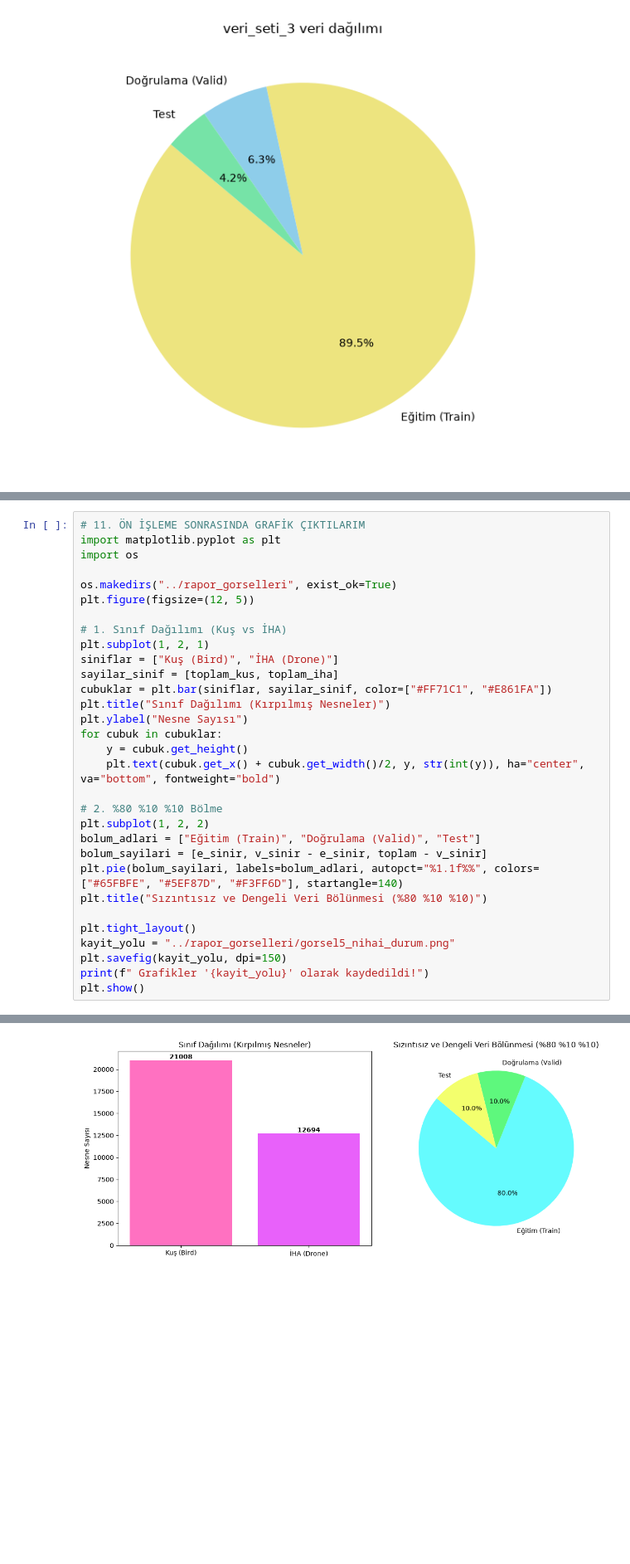
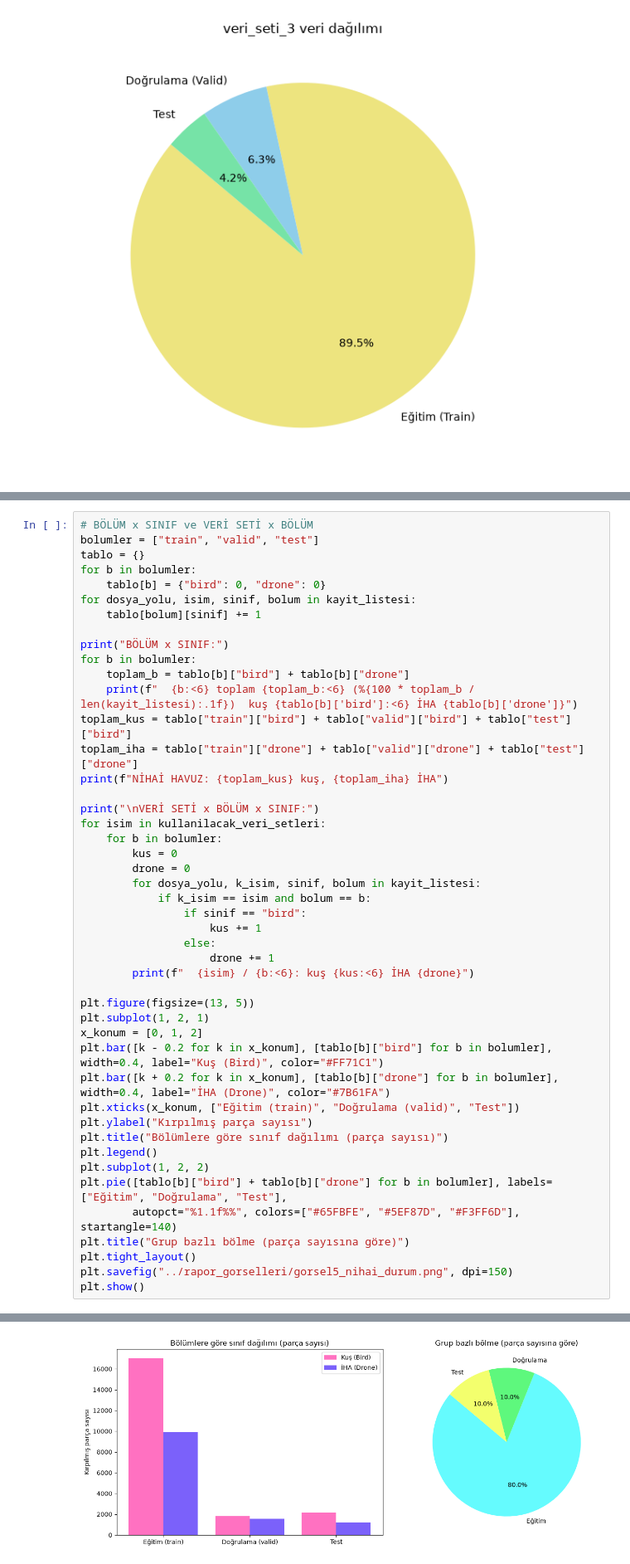
Before and after one commit to Senanursunbul/iha-kus-ayrimi, a Jupyter notebook: notebooks/veri_analizi_1.ipynb, the cells around one changed output, grey strips where cells are left out. Shown at 83% size. Saved outputs shown, nothing was run; the diff lists cells and outputs as text; blank space fills up the shorter version.

Commit message:
Veri sızıntısını önlemek için bölme stratejisi değiştirildi, grup bazlı bölme, sınıf bazlı atılma takibi yapıldı kontroller edildi.

```diff
--- a/notebooks/veri_analizi_1.ipynb
+++ b/notebooks/veri_analizi_1.ipynb
@@ -708,32 +861,47 @@ NİHAİ HAVUZ (Sızıntısız): 21008 Kuş, 12694 İHA
 # %%
-# 11. ÖN İŞLEME SONRASINDA GRAFİK ÇIKTILARIM
-import matplotlib.pyplot as plt
-import os
+# BÖLÜM x SINIF ve VERİ SETİ x BÖLÜM
+bolumler = ["train", "valid", "test"]
+tablo = {}
+for b in bolumler:
+    tablo[b] = {"bird": 0, "drone": 0}
+for dosya_yolu, isim, sinif, bolum in kayit_listesi:
+    tablo[bolum][sinif] += 1
 
-os.makedirs("../rapor_gorselleri", exist_ok=True)
-plt.figure(figsize=(12, 5))
+print("BÖLÜM x SINIF:")
+for b in bolumler:
+    toplam_b = tablo[b]["bird"] + tablo[b]["drone"]
+    print(f"  {b:<6} toplam {toplam_b:<6} (%{100 * toplam_b / len(kayit_listesi):.1f})  kuş {tablo[b]['bird']:<6} İHA {tablo[b]['drone']}")
+toplam_kus = tablo["train"]["bird"] + tablo["valid"]["bird"] + tablo["test"]["bird"]
+toplam_iha = tablo["train"]["drone"] + tablo["valid"]["drone"] + tablo["test"]["drone"]
+print(f"NİHAİ HAVUZ: {toplam_kus} kuş, {toplam_iha} İHA")
 
-# 1. Sınıf Dağılımı (Kuş vs İHA)
+print("\nVERİ SETİ x BÖLÜM x SINIF:")
+for isim in kullanilacak_veri_setleri:
+    for b in bolumler:
+        kus = 0
+        drone = 0
+        for dosya_yolu, k_isim, sinif, bolum in kayit_listesi:
+            if k_isim == isim and bolum == b:
+                if sinif == "bird":
+                    kus += 1
+                else:
+                    drone += 1
+        print(f"  {isim} / {b:<6}: kuş {kus:<6} İHA {drone}")
+
+plt.figure(figsize=(13, 5))
 plt.subplot(1, 2, 1)
-siniflar = ["Kuş (Bird)", "İHA (Drone)"]
-sayilar_sinif = [toplam_kus, toplam_iha]
-cubuklar = plt.bar(siniflar, sayilar_sinif, color=["#FF71C1", "#E861FA"])
-plt.title("Sınıf Dağılımı (Kırpılmış Nesneler)")
-plt.ylabel("Nesne Sayısı")
-for cubuk in cubuklar:
-    y = cubuk.get_height()
-    plt.text(cubuk.get_x() + cubuk.get_width()/2, y, str(int(y)), ha="center", va="bottom", fontweight="bold")
-
-# 2. %80 %10 %10 Bölme
+x_konum = [0, 1, 2]
+plt.bar([k - 0.2 for k in x_konum], [tablo[b]["bird"] for b in bolumler], width=0.4, label="Kuş (Bird)", color="#FF71C1")
+plt.bar([k + 0.2 for k in x_konum], [tablo[b]["drone"] for b in bolumler], width=0.4, label="İHA (Drone)", color="#7B61FA")
+plt.xticks(x_konum, ["Eğitim (train)", "Doğrulama (valid)", "Test"])
+plt.ylabel("Kırpılmış parça sayısı")
+plt.title("Bölümlere göre sınıf dağılımı (parça sayısı)")
+plt.legend()
 plt.subplot(1, 2, 2)
-bolum_adlari = ["Eğitim (Train)", "Doğrulama (Valid)", "Test"]
-bolum_sayilari = [e_sinir, v_sinir - e_sinir, toplam - v_sinir]
-plt.pie(bolum_sayilari, labels=bolum_adlari, autopct="%1.1f%%", colors=["#65FBFE", "#5EF87D", "#F3FF6D"], startangle=140)
-plt.title("Sızıntısız ve Dengeli Veri Bölünmesi (%80 %10 %10)")
-
+plt.pie([tablo[b]["bird"] + tablo[b]["drone"] for b in bolumler], labels=["Eğitim", "Doğrulama", "Test"],
+        autopct="%1.1f%%", colors=["#65FBFE", "#5EF87D", "#F3FF6D"], startangle=140)
+plt.title("Grup bazlı bölme (parça sayısına göre)")
 plt.tight_layout()
-kayit_yolu = "../rapor_gorselleri/gorsel5_nihai_durum.png"
-plt.savefig(kayit_yolu, dpi=150)
-print(f" Grafikler '{kayit_yolu}' olarak kaydedildi!")
+plt.savefig("../rapor_gorselleri/gorsel5_nihai_durum.png", dpi=150)
 plt.show()
 # %% [output]
@@ -741 +924 @@ plt.show()
-[figure, old version]
+[figure, new version]
```
Also changed, not shown: parts of 8 cells of this notebook, 6 other files.
